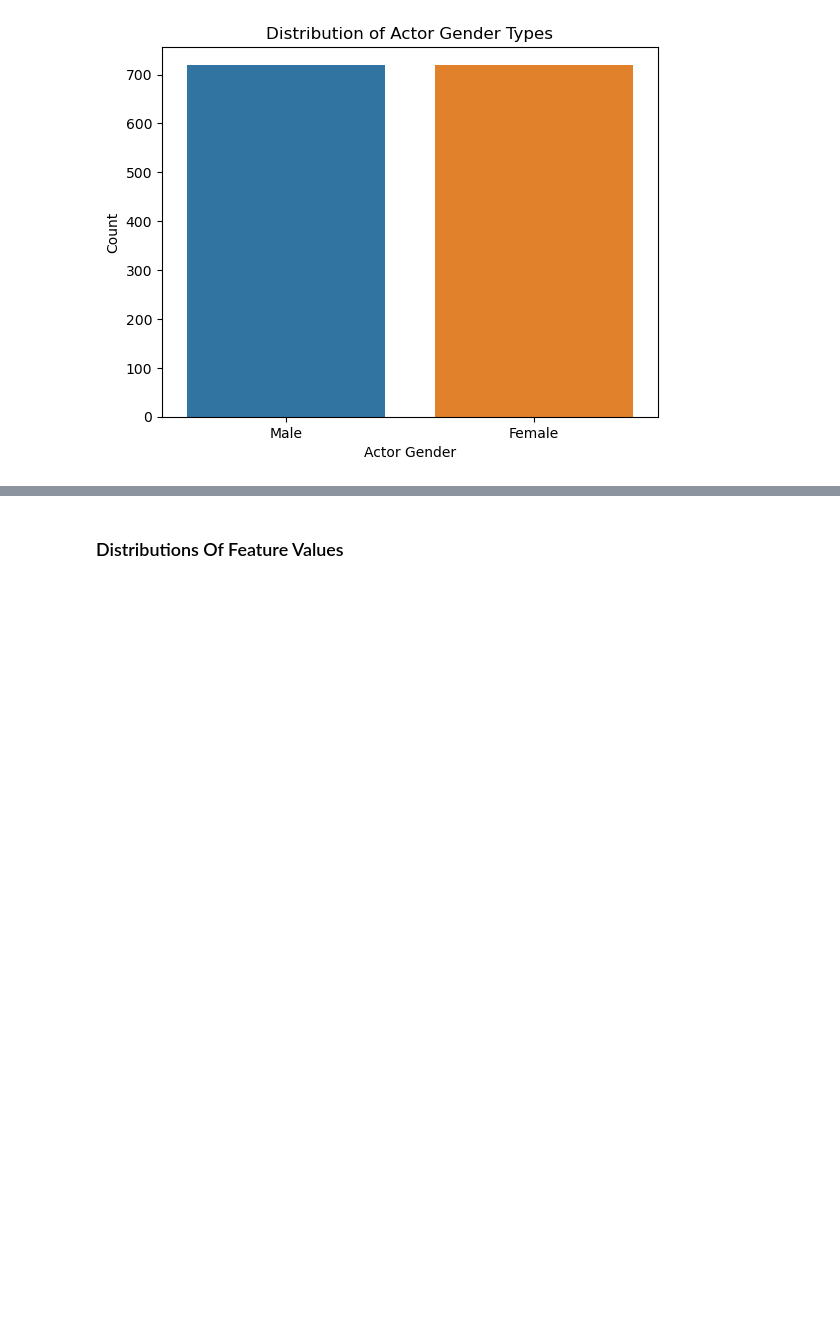
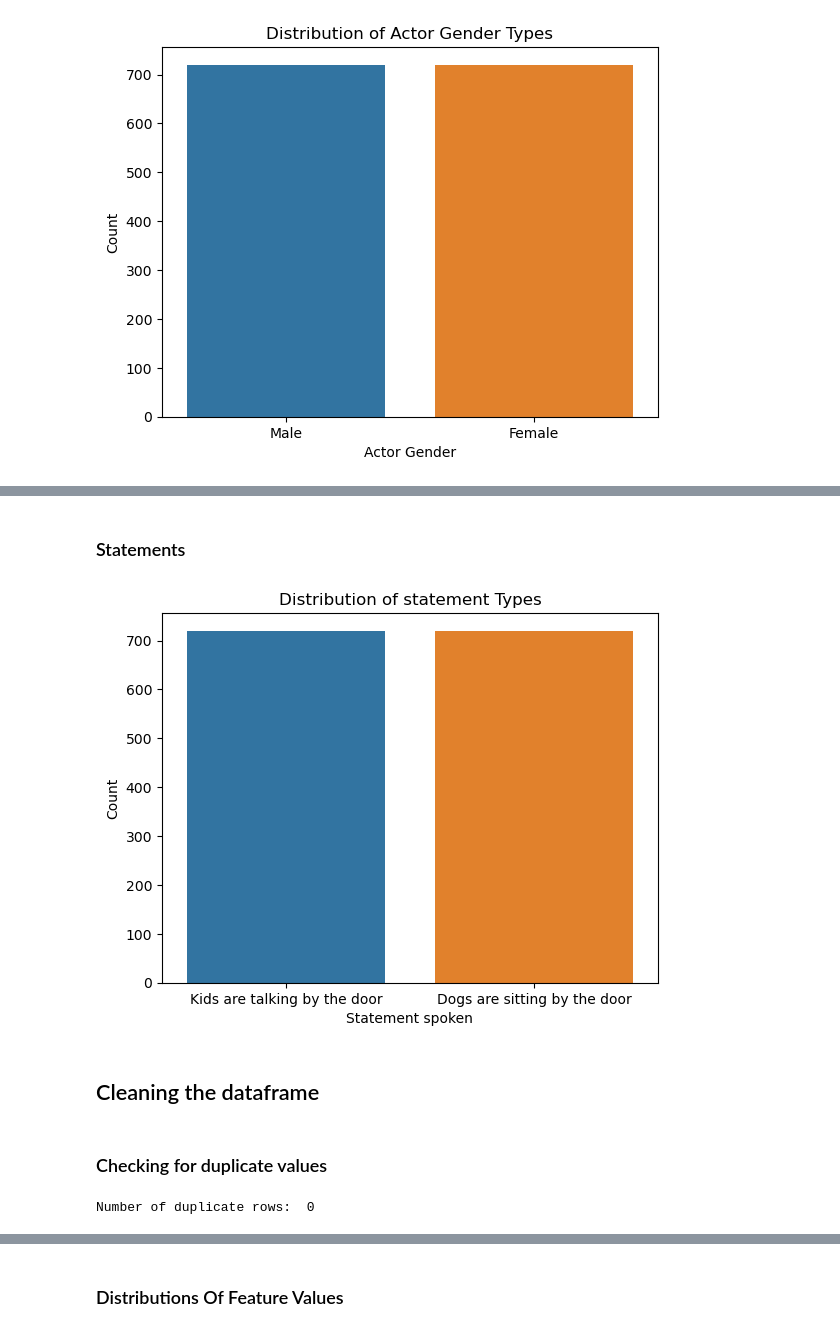
Before and after one commit to Impingere/Projects, a Jupyter notebook: 18.6.1 Capstone Two - Data Wrangling/Capstone 2 - Data Wrangling.ipynb, the cells around one changed output, grey strips where cells are left out. Cells and saved outputs as stored; diff of their text form; code cells hidden in the pictures; blank space fills up the shorter version.

```diff
--- a/18.6.1 Capstone Two - Data Wrangling/Capstone 2 - Data Wrangling.ipynb
+++ b/18.6.1 Capstone Two - Data Wrangling/Capstone 2 - Data Wrangling.ipynb
@@ -509,0 +574,26 @@ plt.show()
+# %% [markdown]
+### Statements
+# %%
+# Create a count plot
+sns.countplot(x='statement', data=df)
+
+# Adding labels and title for clarity
+plt.xlabel('Statement spoken')
+plt.ylabel('Count')
+plt.title('Distribution of statement Types')
+plt.xticks([0, 1], ["Kids are talking by the door", "Dogs are sitting by the door"])
+
+# Display the plot
+plt.show()
+# %% [output]
+[figure, added]
+# %% [markdown]
+## Cleaning the dataframe<a id='Cleaning_the_dataframe'></a>
+# %% [markdown]
+### Checking for duplicate values<a id='Checking_for_duplicate_values'></a>
+# %%
+# Checking for unique row data
+duplicate_rows = df[df.duplicated()]
+print("Number of duplicate rows: ", duplicate_rows.shape[0])
+# %% [output]
+Number of duplicate rows:  0
```
Also changed, not shown: parts of 20 cells of this notebook, 1 other file.
